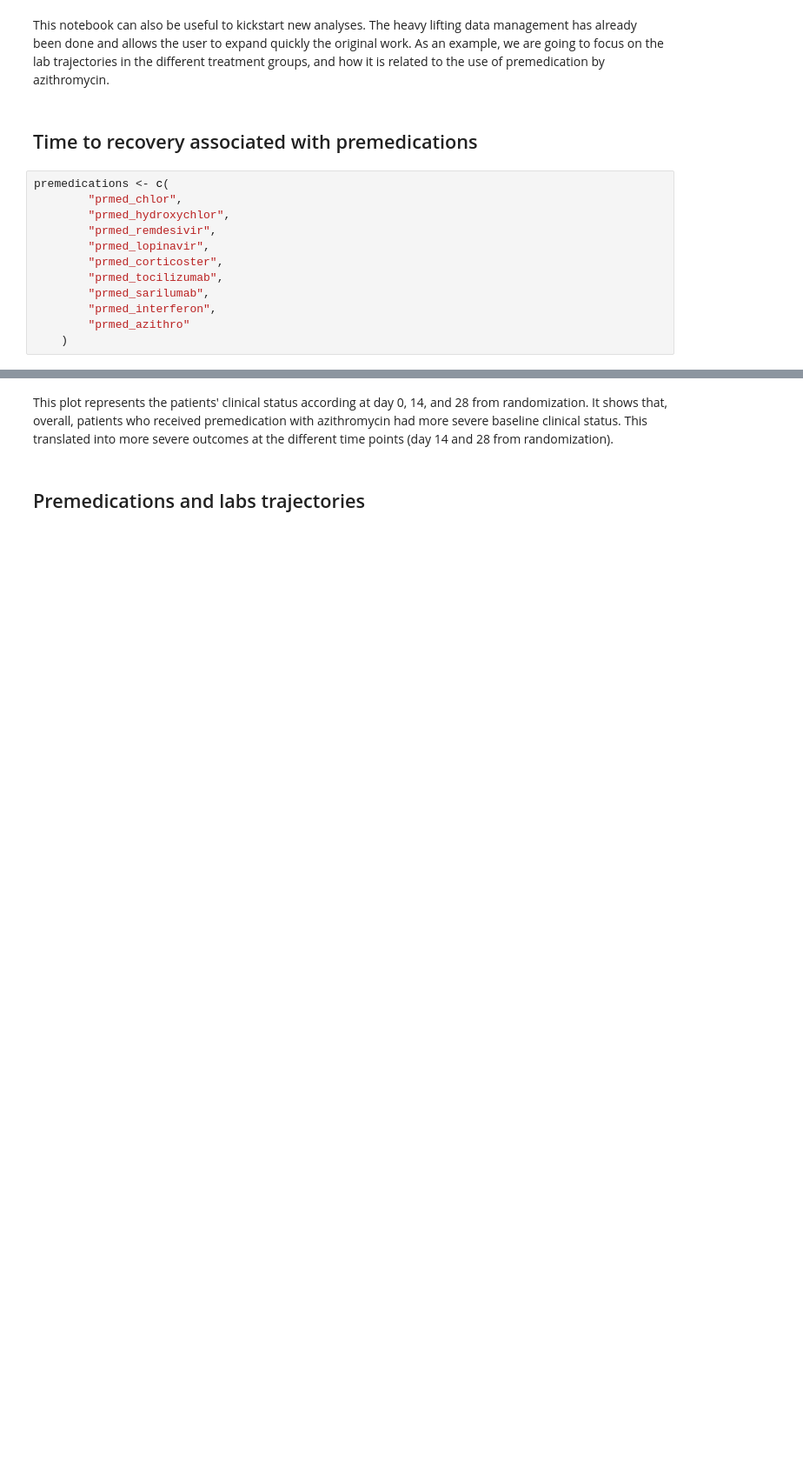
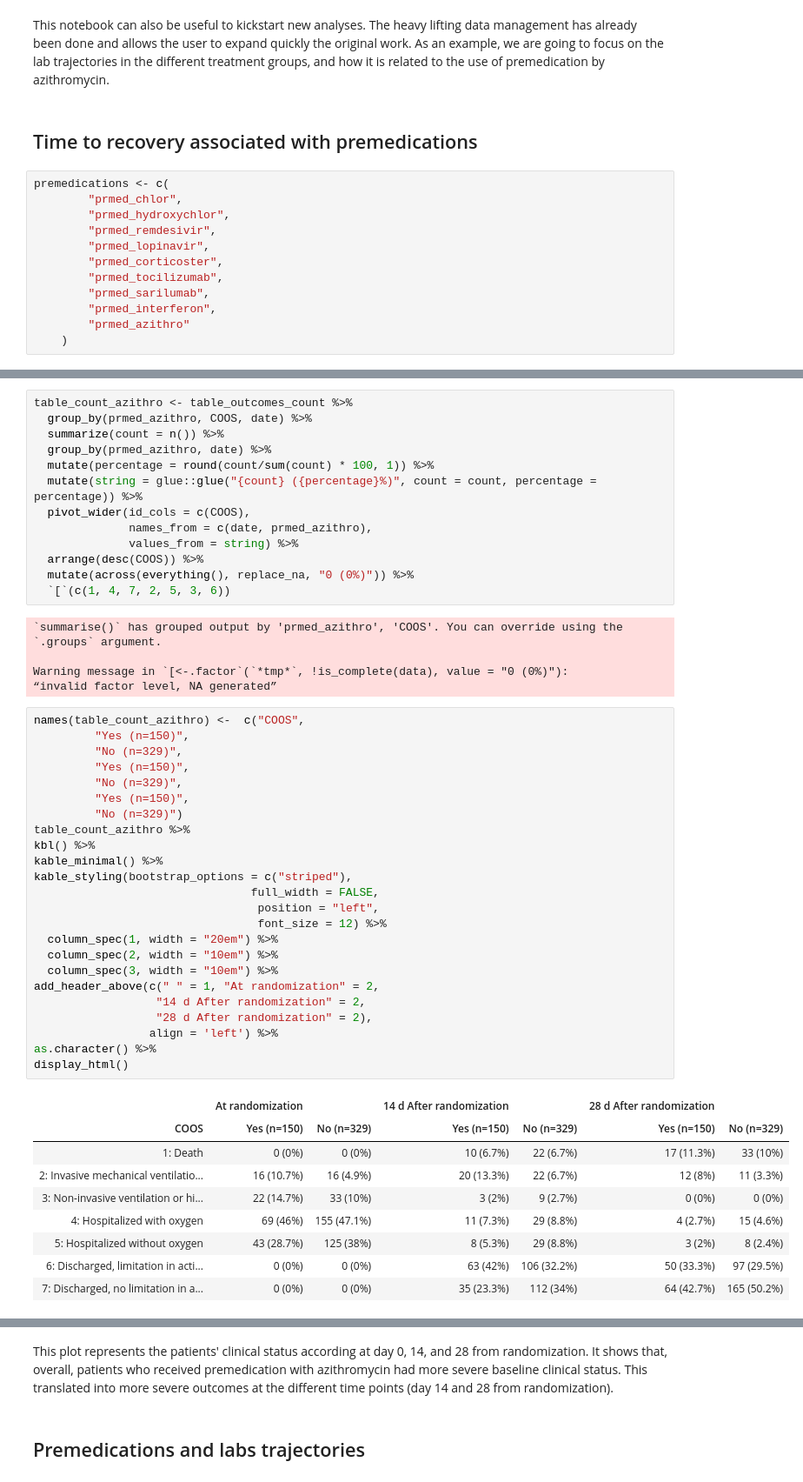
Before and after one commit to hms-dbmi/Access-to-Data-using-PIC-SURE-API, a Jupyter notebook: NHLBI_BioData_Catalyst/R/ORCHID_COVID19.ipynb, the cells around one changed output, grey strips where cells are left out. Shown at 87% size. Saved outputs shown, nothing was run; the diff lists cells and outputs as text; blank space fills up the shorter version.

Commit message:
add table outcomes

```diff
--- a/NHLBI_BioData_Catalyst/R/ORCHID_COVID19.ipynb
+++ b/NHLBI_BioData_Catalyst/R/ORCHID_COVID19.ipynb
@@ -1175 +1167,53 @@ premedications <- c(
+# %%
+table_count_azithro <- table_outcomes_count %>%
+  group_by(prmed_azithro, COOS, date) %>%
+  summarize(count = n()) %>%
+  group_by(prmed_azithro, date) %>%
+  mutate(percentage = round(count/sum(count) * 100, 1)) %>%
+  mutate(string = glue::glue("{count} ({percentage}%)", count = count, percentage = percentage)) %>%
+  pivot_wider(id_cols = c(COOS),
+              names_from = c(date, prmed_azithro),
+              values_from = string) %>%
+  arrange(desc(COOS)) %>%
+  mutate(across(everything(), replace_na, "0 (0%)")) %>%
+  `[`(c(1, 4, 7, 2, 5, 3, 6))
+# %% [output]
+`summarise()` has grouped output by 'prmed_azithro', 'COOS'. You can override using the `.groups` argument.
+
+Warning message in `[<-.factor`(`*tmp*`, !is_complete(data), value = "0 (0%)"):
+“invalid factor level, NA generated”
+# %%
+names(table_count_azithro) <-  c("COOS",
+         "Yes (n=150)",
+         "No (n=329)",
+         "Yes (n=150)",
+         "No (n=329)",
+         "Yes (n=150)",
+         "No (n=329)")
+table_count_azithro %>%
+kbl() %>%
+kable_minimal() %>%
+kable_styling(bootstrap_options = c("striped"),
+                                full_width = FALSE,
+                                 position = "left",
+                                 font_size = 12) %>%
+  column_spec(1, width = "20em") %>%
+  column_spec(2, width = "10em") %>%
+  column_spec(3, width = "10em") %>%
+add_header_above(c(" " = 1, "At randomization" = 2,
+                  "14 d After randomization" = 2,
+                  "28 d After randomization" = 2),
+                 align = 'left') %>%
+as.character() %>%
+display_html()
+# %% [output]
+|  | At randomization |  | 14 d After randomization |  | 28 d After randomization |  |
+| COOS | Yes (n=150) | No (n=329) | Yes (n=150) | No (n=329) | Yes (n=150) | No (n=329) |
+| 1: Death | 0 (0%) | 0 (0%) | 10 (6.7%) | 22 (6.7%) | 17 (11.3%) | 33 (10%) |
+| 2: Invasive mechanical ventilatio... | 16 (10.7%) | 16 (4.9%) | 20 (13.3%) | 22 (6.7%) | 12 (8%) | 11 (3.3%) |
+| 3: Non-invasive ventilation or hi... | 22 (14.7%) | 33 (10%) | 3 (2%) | 9 (2.7%) | 0 (0%) | 0 (0%) |
+| 4: Hospitalized with oxygen | 69 (46%) | 155 (47.1%) | 11 (7.3%) | 29 (8.8%) | 4 (2.7%) | 15 (4.6%) |
+| 5: Hospitalized without oxygen | 43 (28.7%) | 125 (38%) | 8 (5.3%) | 29 (8.8%) | 3 (2%) | 8 (2.4%) |
+| 6: Discharged, limitation in acti... | 0 (0%) | 0 (0%) | 63 (42%) | 106 (32.2%) | 50 (33.3%) | 97 (29.5%) |
+| 7: Discharged, no limitation in a... | 0 (0%) | 0 (0%) | 35 (23.3%) | 112 (34%) | 64 (42.7%) | 165 (50.2%) |
 # %%
```
Also changed, not shown: parts of 18 cells of this notebook.
